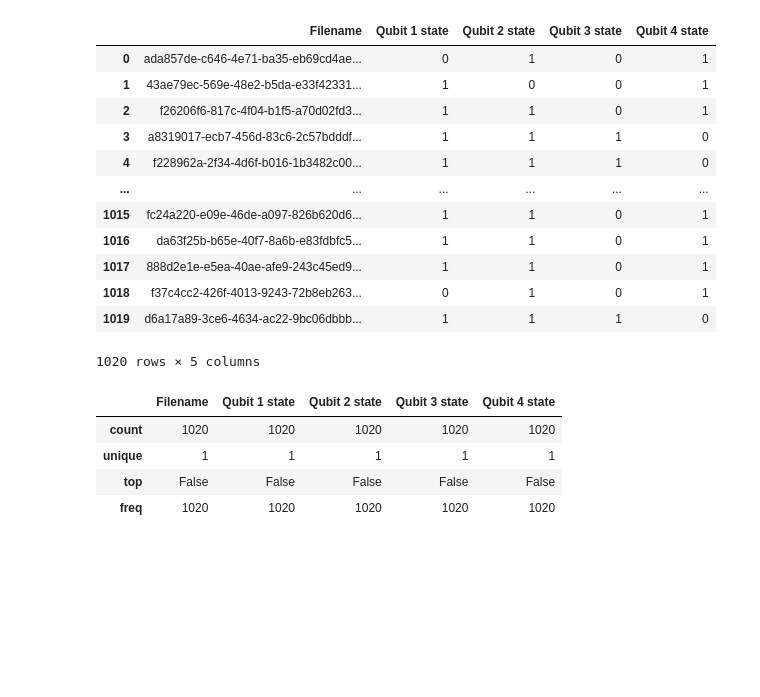
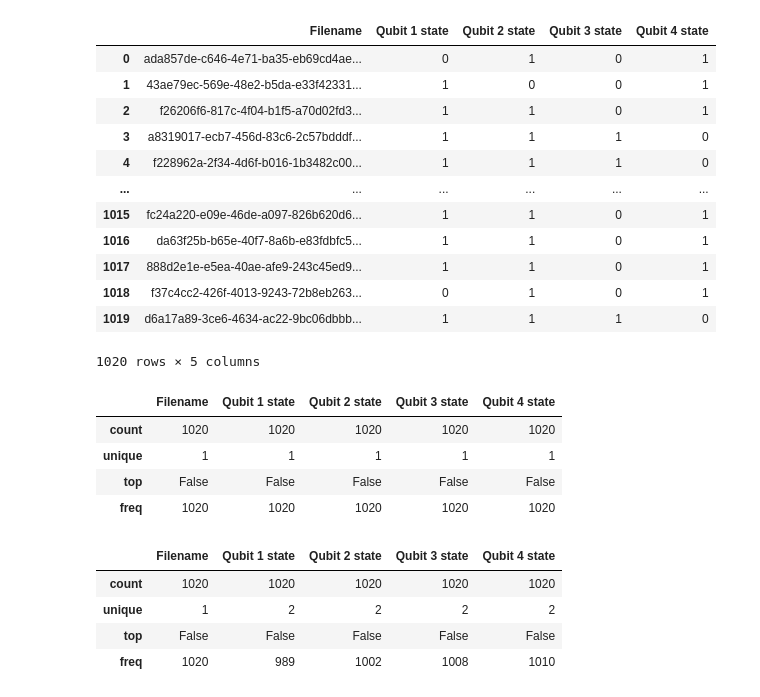
Before and after one commit to Lazemir/QGood, a Jupyter notebook: Материалы хакатона/Задача 2_ Классификация ионов/ion_check.ipynb, the cells around one changed output. Saved outputs shown, nothing was run; the diff lists cells and outputs as text; code cells hidden in the pictures; blank space fills up the shorter version.

```diff
--- a/Материалы хакатона/Задача 2_ Классификация ионов/ion_check.ipynb
+++ b/Материалы хакатона/Задача 2_ Классификация ионов/ion_check.ipynb
@@ -609,3 +609,11 @@ QML_df
 | unique | 1 | 1 | 1 | 1 | 1 |
 | top | False | False | False | False | False |
 | freq | 1020 | 1020 | 1020 | 1020 | 1020 |
+# %%
+(threshold_df!=CML_df).describe()
+# %% [output]
+|  | Filename | Qubit 1 state | Qubit 2 state | Qubit 3 state | Qubit 4 state |
+| count | 1020 | 1020 | 1020 | 1020 | 1020 |
+| unique | 1 | 2 | 2 | 2 | 2 |
+| top | False | False | False | False | False |
+| freq | 1020 | 989 | 1002 | 1008 | 1010 |
```
Also changed, not shown: parts of 7 cells of this notebook, 6 other files.
